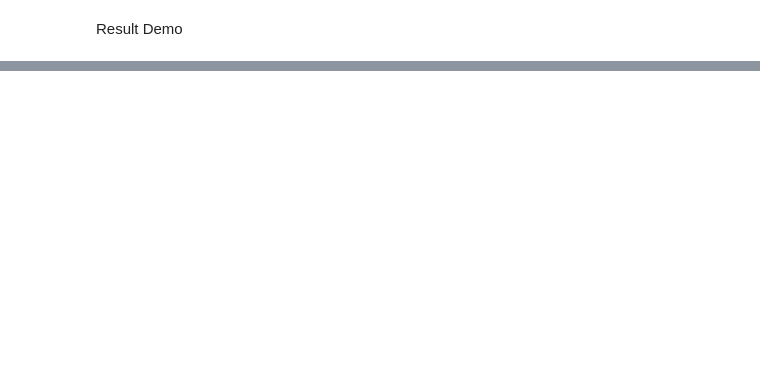
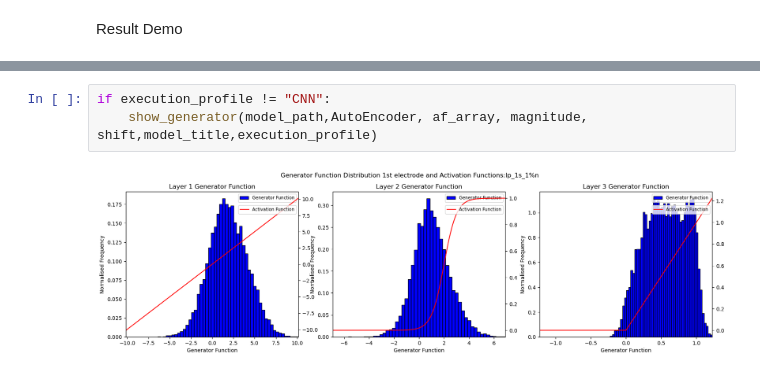
Before and after one commit to Ayacolyte/Capstone-Project, a Jupyter notebook: master_script.ipynb, the cells around one changed output, grey strips where cells are left out. Saved outputs shown, nothing was run; the diff lists cells and outputs as text; blank space fills up the shorter version.

```diff
--- a/master_script.ipynb
+++ b/master_script.ipynb
@@ -209,0 +224,5 @@ show_generator(model_path,AutoEncoder, activ_funcs, magnitude, shift,model_title
+# %%
+if execution_profile != "CNN":
+    show_generator(model_path,AutoEncoder, af_array, magnitude, shift,model_title,execution_profile)
+# %% [output]
+[figure, added]
```
Also changed, not shown: parts of 31 cells of this notebook, 53 other files.
